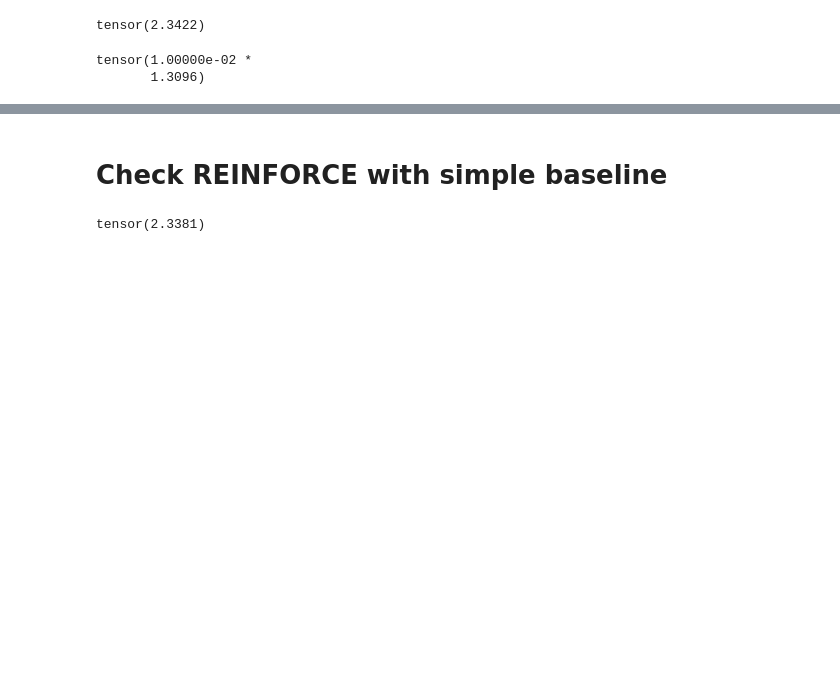
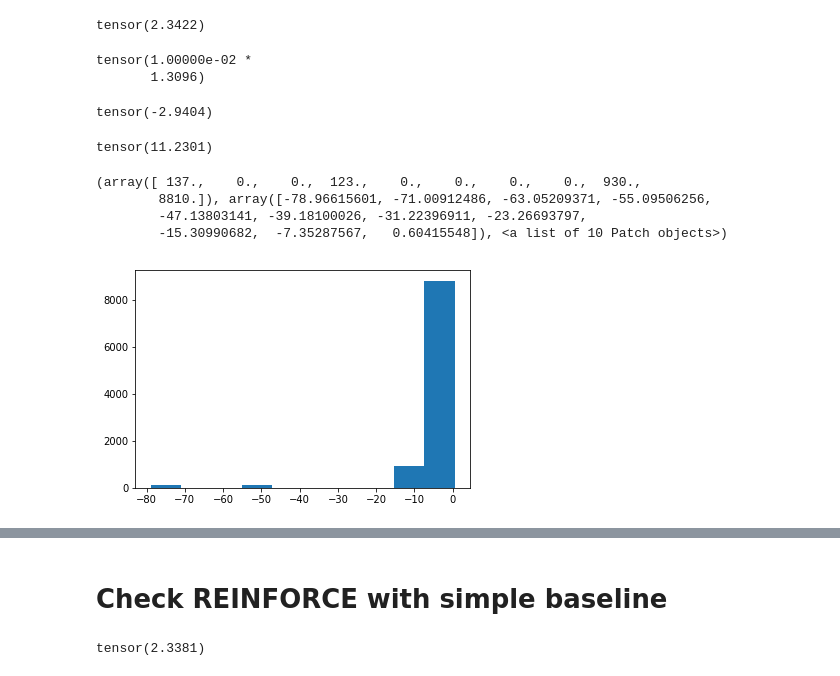
Before and after one commit to Runjing-Liu120/RaoBlackwellizedSGD, a Jupyter notebook: rb_utils/test_rb_utils.ipynb, the cells around one changed output, grey strips where cells are left out. Saved outputs shown, nothing was run; the diff lists cells and outputs as text; code cells hidden in the pictures; blank space fills up the shorter version.

```diff
--- a/rb_utils/test_rb_utils.ipynb
+++ b/rb_utils/test_rb_utils.ipynb
@@ -74,10 +74,12 @@ assert_close(true_grad, toy_experiment.eta.grad, tol = 1e-6)
 n_samples = 10000
 
 reinforce_grads = torch.zeros(n_samples)
+reinforce_pm_losses = torch.zeros(n_samples)
 
 for i in range(n_samples):
     toy_experiment.set_parameter(eta)
     pm_loss = toy_experiment.get_pm_loss(topk = 0, grad_estimator = bs_lib.reinforce)
+    reinforce_pm_losses[i] = pm_loss
     pm_loss.backward()
 
     reinforce_grads[i] = toy_experiment.eta.grad
@@ -94,3 +96,19 @@ tensor(1.00000e-02 *
 assert_close(torch.mean(reinforce_grads),
              true_grad,
              3 * torch.std(reinforce_grads) / np.sqrt(n_samples))
+# %%
+torch.mean(reinforce_pm_losses)
+# %% [output]
+tensor(-2.9404)
+# %%
+torch.std(reinforce_pm_losses)
+# %% [output]
+tensor(11.2301)
+# %%
+plt.hist(reinforce_pm_losses.detach())
+# %% [output]
+(array([ 137.,    0.,    0.,  123.,    0.,    0.,    0.,    0.,  930.,
+        8810.]), array([-78.96615601, -71.00912486, -63.05209371, -55.09506256,
+        -47.13803141, -39.18100026, -31.22396911, -23.26693797,
+        -15.30990682,  -7.35287567,   0.60415548]), <a list of 10 Patch objects>)
+[figure, added]
```
Also changed, not shown: parts of 10 cells of this notebook, 2 other files.
